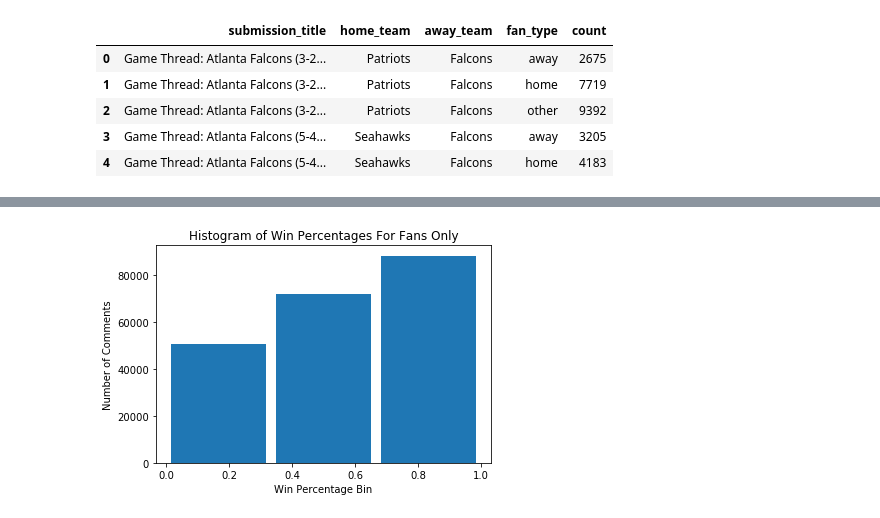
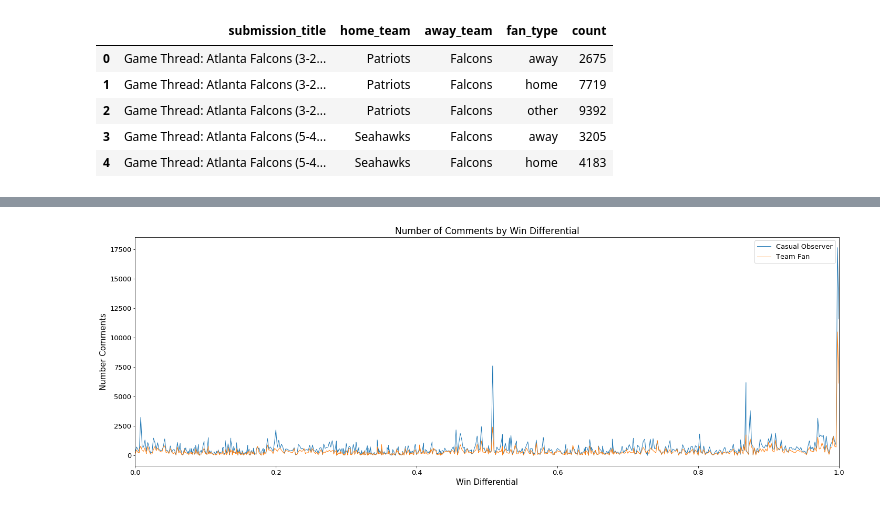
Before and after one commit to chadharness-mids/w266_final_project_merged, a Jupyter notebook: notebooks/eda/Keri-03-25_EDA.ipynb, the cells around one changed output, grey strips where cells are left out. Cells and saved outputs as stored; diff of their text form; code cells hidden in the pictures.

```diff
--- a/notebooks/eda/Keri-03-25_EDA.ipynb
+++ b/notebooks/eda/Keri-03-25_EDA.ipynb
@@ -183,11 +199,0 @@ plt.show()
-# %%
-combined_data = list(data[data.fan_type == 'home'].homeWinPercentage) + list(data[data.fan_type == 'away'].awayWinPercentage)
-# X_data = data.comment_body
-plt.hist(combined_data, bins=3, rwidth=.9)
-# plt.hist(data, bins=100, normed=False)
-plt.title("Histogram of Win Percentages For Fans Only")
-plt.xlabel("Win Percentage Bin")
-plt.ylabel("Number of Comments")
-plt.show()
-# %% [output]
-[figure, removed]
@@ -205,0 +206,18 @@ data['game_type'] = np.where((data.fan_type=='away') &
+# %%
+temp_data = pd.DataFrame(data.groupby(['team_in_game','win_differential'])['comment_body'].count().reset_index())
+
+labels = list(temp_data['team_in_game'].unique())
+fig, ax = plt.subplots(figsize=(24,8))
+for key, grp in temp_data.groupby('team_in_game'):
+    ax = grp.plot(ax=ax, kind='line', x='win_differential', y='comment_body',linewidth=1.0)
+    labels.append(key)
+lines, _ = ax.get_legend_handles_labels()
+ax.legend(lines, labels, loc='best',fontsize=13)
+plt.ylabel('Number Comments',fontsize=15)
+plt.xlabel('Win Differential',fontsize=15)
+for label in (ax.get_xticklabels() + ax.get_yticklabels()):
+    label.set_fontsize(13)
+plt.title("Number of Comments by Win Differential",fontsize=17)
+plt.show()
+# %% [output]
+[figure, added]
```
Also changed, not shown: parts of 46 cells of this notebook.
